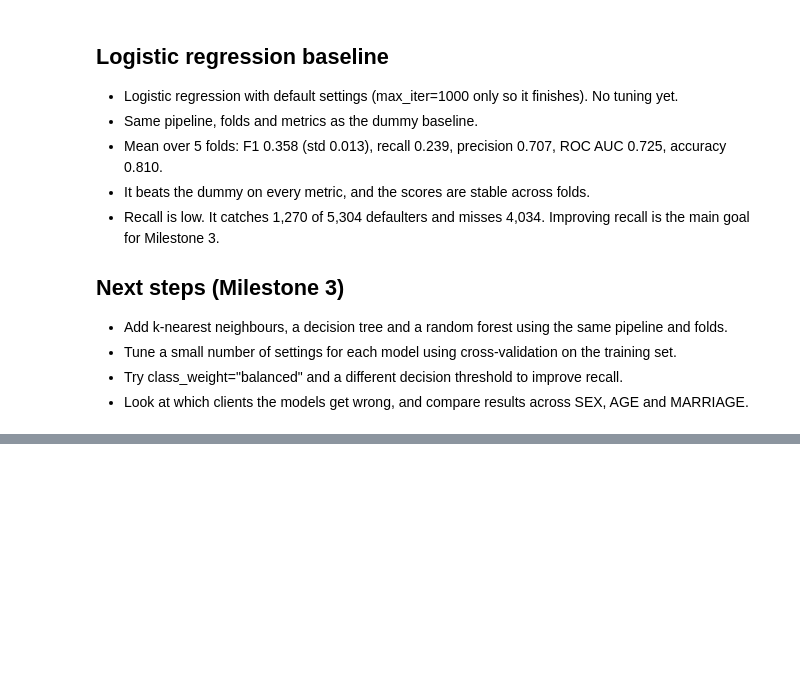
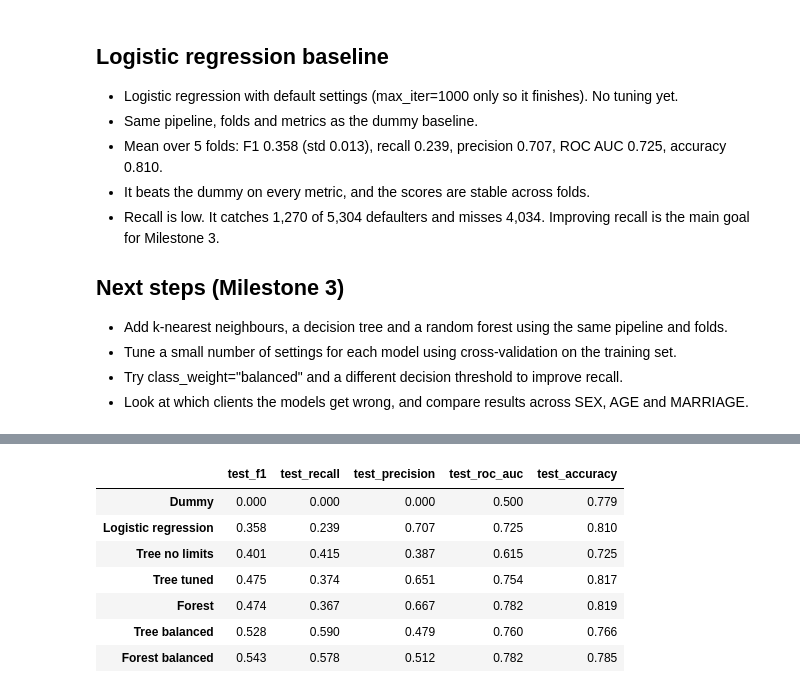
Before and after one commit to Diarmoa/ct4101-credit-default, a Jupyter notebook: notebooks/01_data_audit_and_baseline.ipynb, the cells around one changed output, grey strips where cells are left out. Cells and saved outputs as stored; diff of their text form; code cells hidden in the pictures; blank space fills up the shorter version.

Commit message:
Add files via upload
Milestone 3: decision tree, random forest and class weights

```diff
--- a/notebooks/01_data_audit_and_baseline.ipynb
+++ b/notebooks/01_data_audit_and_baseline.ipynb
@@ -268,0 +446,23 @@ ConfusionMatrixDisplay.from_predictions(y_train, predictions, display_labels=["N
+# %%
+# forest that counts each defaulter more during training
+forest_bal = make_pipeline(
+    preprocess,
+    RandomForestClassifier(
+        n_estimators=500,
+        max_features="sqrt",
+        min_samples_leaf=5,
+        class_weight="balanced",
+        n_jobs=-1,
+        random_state=42
+    )
+)
+
+# same folds and scores as before
+forest_bal_results = cross_validate(
+    forest_bal, X_train, y_train, cv=cv,
+    scoring=scoring,
+    return_train_score=True
+)
+
+# train f1 then test f1 then test recall then test precision
+print(forest_bal_results["train_f1"].mean(), forest_bal_results["test_f1"].mean(), forest_bal_results["test_recall"].mean(), forest_bal_results["test_precision"].mean())
@@ -268,0 +477,24 @@ ConfusionMatrixDisplay.from_predictions(y_train, predictions, display_labels=["N
+# %%
+# average of the 5 folds for each model
+results_table = pd.DataFrame({
+    "Dummy": pd.DataFrame(dummy_scores).mean(),
+    "Logistic regression": pd.DataFrame(logreg_scores).mean(),
+    "Tree no limits": pd.DataFrame(tree_results).mean(),
+    "Tree tuned": pd.DataFrame(tree_tuned_results).mean(),
+    "Forest": pd.DataFrame(forest_results).mean(),
+    "Tree balanced": pd.DataFrame(tree_bal_results).mean(),
+    "Forest balanced": pd.DataFrame(forest_bal_results).mean(),
+}).T
+
+# keep only the test scores
+results_table = results_table[["test_f1", "test_recall", "test_precision", "test_roc_auc", "test_accuracy"]].round(3)
+results_table
+# %% [output]
+|  | test_f1 | test_recall | test_precision | test_roc_auc | test_accuracy |
+| Dummy | 0.000 | 0.000 | 0.000 | 0.500 | 0.779 |
+| Logistic regression | 0.358 | 0.239 | 0.707 | 0.725 | 0.810 |
+| Tree no limits | 0.401 | 0.415 | 0.387 | 0.615 | 0.725 |
+| Tree tuned | 0.475 | 0.374 | 0.651 | 0.754 | 0.817 |
+| Forest | 0.474 | 0.367 | 0.667 | 0.782 | 0.819 |
+| Tree balanced | 0.528 | 0.590 | 0.479 | 0.760 | 0.766 |
+| Forest balanced | 0.543 | 0.578 | 0.512 | 0.782 | 0.785 |
```
Also changed, not shown: parts of 19 cells of this notebook.
